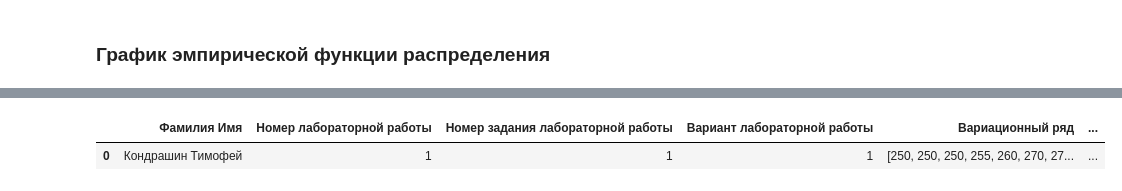
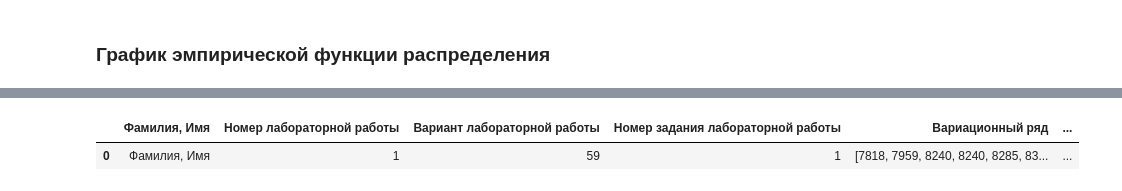
Before and after one commit to CosmDandy/Polytech-4-Sem-Statistics, a Jupyter notebook: Python/LB1/LB1_Test_1.ipynb, the cells around one changed output, grey strips where cells are left out. Saved outputs shown, nothing was run; the diff lists cells and outputs as text; code cells hidden in the pictures.

```diff
--- a/Python/LB1/LB1_Test_1.ipynb
+++ b/Python/LB1/LB1_Test_1.ipynb
@@ -54,7 +59,6 @@ data.T
 # %% [markdown]
 ### Вариационный ряд
 # %%
-data_sort = data.sort_values(by=[0])
-data_sort = data_sort[0].tolist()
-data_sort
+data_sort = data.sort_values()
+print(data_sort.tolist())
 # %% [output]
@@ -65,7 +66,6 @@ data_sort
 # %% [markdown]
 ### Варианты, $x_i$
 # %%
-unique = data[0].unique().tolist()
-unique.sort()
-unique
+unique = sorted(data.unique())
+print(unique)
 # %% [output]
@@ -119,0 +111,4 @@ plot_freq_polygon(x=unique, y=freq.iloc[0], title='Полигон частот
+# %%
+rel_freq = pd.Series(data_sort).value_counts().sort_index() / len(data_sort)
+rel_freq = pd.DataFrame(rel_freq, index=unique, columns=["Относительная частота"]).T
+rel_freq
@@ -159,0 +144,5 @@ emp_func
+# %%
+emp_func = rel_freq.iloc[0].cumsum()
+emp_func.name = "F*"
+emp_func = pd.DataFrame(emp_func, index=unique).T
+emp_func
@@ -188,16 +225,18 @@ plot_cdf_func(unique, emp_func.iloc[0].tolist(), 'График эмпириче
 # %%
 answer = pd.DataFrame()
-answer['Фамилия Имя'] = [lb_author]
+
+answer['Фамилия, Имя'] = [lb_author]
 answer['Номер лабораторной работы'] = [lb_num]
-answer['Номер задания лабораторной работы'] = [lb_excercise_num]
 answer['Вариант лабораторной работы'] = [lb_variant]
-answer['Вариационный ряд'] = [str(data_sort)]
+answer['Номер задания лабораторной работы'] = [lb_exercise_num]
+
+answer['Вариационный ряд'] = [str(data_sort.tolist())]
 answer['Варианты'] = [str(unique)]
-answer['Частота'] = [str(freq.iloc[0].tolist())]
-answer['Относительная частота'] = [str(rel_freq.iloc[0].tolist())]
-answer['Эмпирическая функция распределения'] = [str(emp_func.iloc[0].tolist())]
-answer.to_csv('output/Кондрашин_ЛБ1_Задание_1.csv', index=False)
+answer['Частота'] = [str(freq.values.tolist()[0])]
+answer['Относительная частота'] = [str(rel_freq.values.tolist()[0])]
+answer['Эмпирическая функция распределения'] = [str(emp_func.values.tolist()[0])]
+answer.to_csv('output/ФамилияИмя_ЛБ1_Задание_1.csv', index=False)
 answer
 # %% [output]
-|  | Фамилия Имя | Номер лабораторной работы | Номер задания лабораторной работы | Вариант лабораторной работы | Вариационный ряд | ... |
-| 0 | Кондрашин Тимофей | 1 | 1 | 1 | [250, 250, 250, 255, 260, 270, 27... | ... |
+|  | Фамилия, Имя | Номер лабораторной работы | Вариант лабораторной работы | Номер задания лабораторной работы | Вариационный ряд | ... |
+| 0 | Фамилия, Имя | 1 | 59 | 1 | [7818, 7959, 8240, 8240, 8285, 83... | ... |
```
Also changed, not shown: parts of 28 cells of this notebook, 2 other files.
